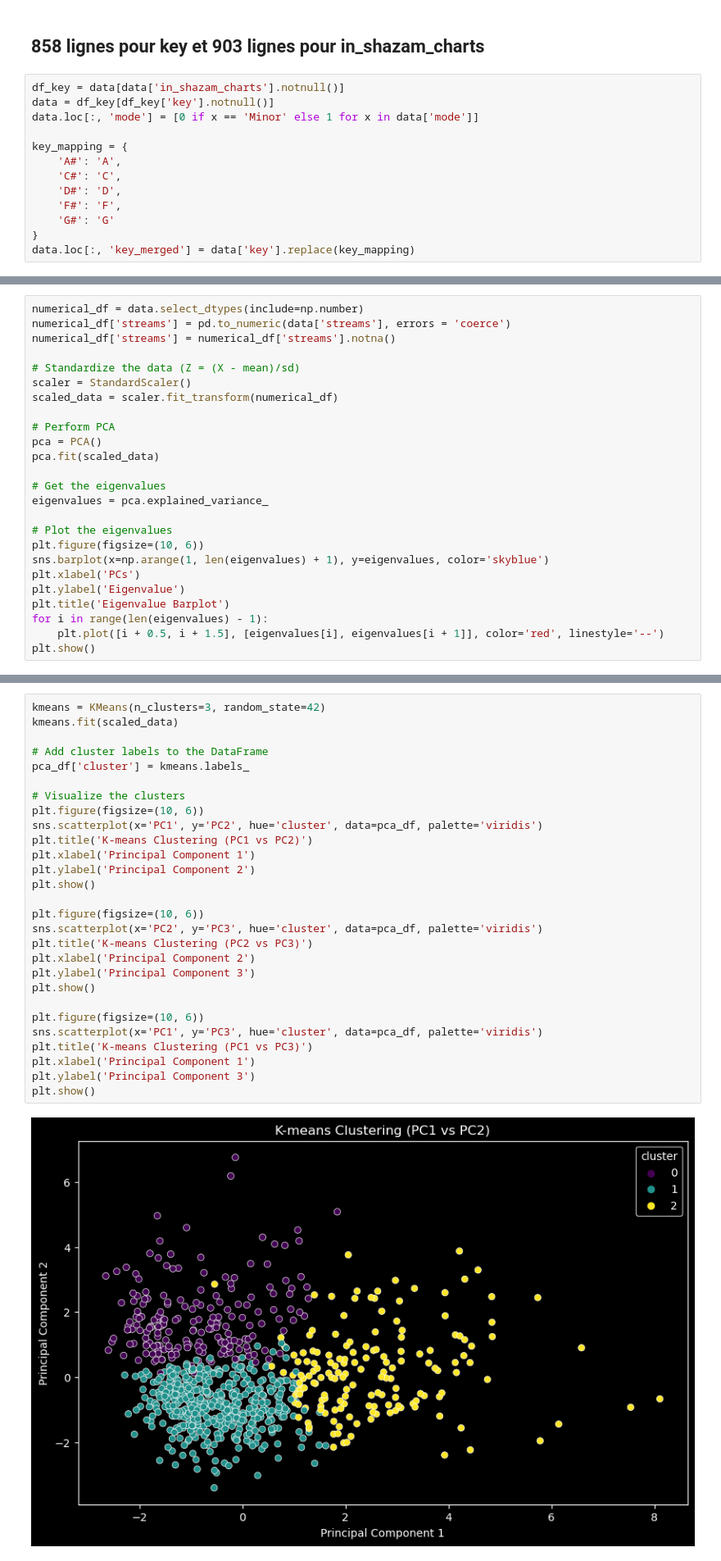
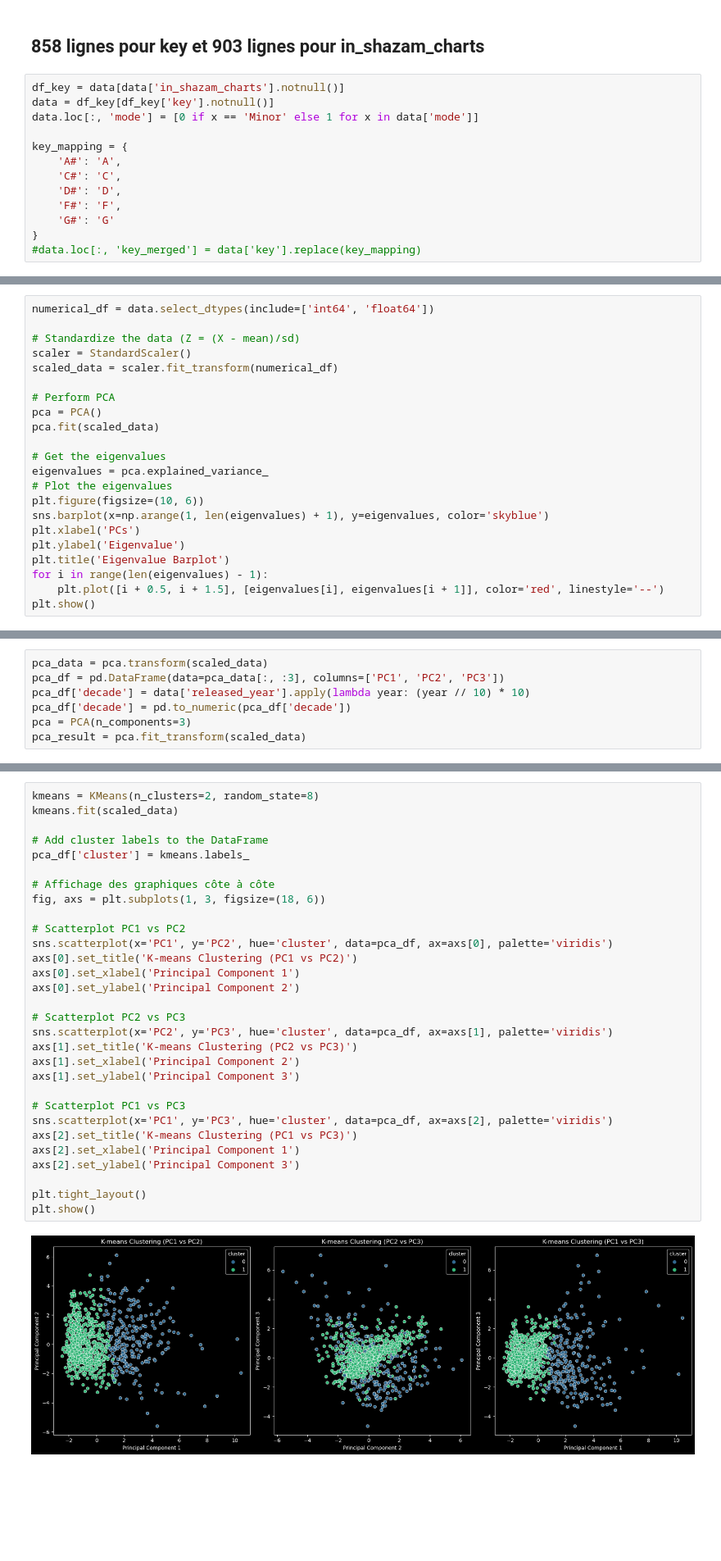
Before and after one commit to ZakITx/SY09_projet, a Jupyter notebook: exploratoire.ipynb, the cells around one changed output, grey strips where cells are left out. Shown at 82% size. Cells and saved outputs as stored; diff of their text form; blank space fills up the shorter version.

```diff
--- a/exploratoire.ipynb
+++ b/exploratoire.ipynb
@@ -60,4 +97,4 @@ key_mapping = {
     'F#': 'F',
     'G#': 'G'
 }
-data.loc[:, 'key_merged'] = data['key'].replace(key_mapping)
+#data.loc[:, 'key_merged'] = data['key'].replace(key_mapping)
@@ -76,7 +133,5 @@ sns.countplot(x='key', data=data, palette='viridis')
 # %%
-numerical_df = data.select_dtypes(include=np.number)
-numerical_df['streams'] = pd.to_numeric(data['streams'], errors = 'coerce')
-numerical_df['streams'] = numerical_df['streams'].notna()
+numerical_df = data.select_dtypes(include=['int64', 'float64'])
 
 # Standardize the data (Z = (X - mean)/sd)
 scaler = StandardScaler()
@@ -88,7 +143,6 @@ pca.fit(scaled_data)
 
 # Get the eigenvalues
 eigenvalues = pca.explained_variance_
-
 # Plot the eigenvalues
 plt.figure(figsize=(10, 6))
 sns.barplot(x=np.arange(1, len(eigenvalues) + 1), y=eigenvalues, color='skyblue')
@@ -268,0 +159,7 @@ plt.show()
+# %%
+pca_data = pca.transform(scaled_data)
+pca_df = pd.DataFrame(data=pca_data[:, :3], columns=['PC1', 'PC2', 'PC3'])
+pca_df['decade'] = data['released_year'].apply(lambda year: (year // 10) * 10)
+pca_df['decade'] = pd.to_numeric(pca_df['decade'])
+pca = PCA(n_components=3)
+pca_result = pca.fit_transform(scaled_data)
@@ -341,30 +419,32 @@ Most Principal Features:
 # %%
-kmeans = KMeans(n_clusters=3, random_state=42)
+kmeans = KMeans(n_clusters=2, random_state=8)
 kmeans.fit(scaled_data)
 
 # Add cluster labels to the DataFrame
 pca_df['cluster'] = kmeans.labels_
 
-# Visualize the clusters
-plt.figure(figsize=(10, 6))
-sns.scatterplot(x='PC1', y='PC2', hue='cluster', data=pca_df, palette='viridis')
-plt.title('K-means Clustering (PC1 vs PC2)')
-plt.xlabel('Principal Component 1')
-plt.ylabel('Principal Component 2')
+# Affichage des graphiques côte à côte
+fig, axs = plt.subplots(1, 3, figsize=(18, 6))
+
+# Scatterplot PC1 vs PC2
+sns.scatterplot(x='PC1', y='PC2', hue='cluster', data=pca_df, ax=axs[0], palette='viridis')
+axs[0].set_title('K-means Clustering (PC1 vs PC2)')
+axs[0].set_xlabel('Principal Component 1')
+axs[0].set_ylabel('Principal Component 2')
+
+# Scatterplot PC2 vs PC3
+sns.scatterplot(x='PC2', y='PC3', hue='cluster', data=pca_df, ax=axs[1], palette='viridis')
+axs[1].set_title('K-means Clustering (PC2 vs PC3)')
+axs[1].set_xlabel('Principal Component 2')
+axs[1].set_ylabel('Principal Component 3')
+
+# Scatterplot PC1 vs PC3
+sns.scatterplot(x='PC1', y='PC3', hue='cluster', data=pca_df, ax=axs[2], palette='viridis')
+axs[2].set_title('K-means Clustering (PC1 vs PC3)')
+axs[2].set_xlabel('Principal Component 1')
+axs[2].set_ylabel('Principal Component 3')
+
+plt.tight_layout()
 plt.show()
-
-plt.figure(figsize=(10, 6))
-sns.scatterplot(x='PC2', y='PC3', hue='cluster', data=pca_df, palette='viridis')
-plt.title('K-means Clustering (PC2 vs PC3)')
-plt.xlabel('Principal Component 2')
-plt.ylabel('Principal Component 3')
-plt.show()
-
-plt.figure(figsize=(10, 6))
-sns.scatterplot(x='PC1', y='PC3', hue='cluster', data=pca_df, palette='viridis')
-plt.title('K-means Clustering (PC1 vs PC3)')
-plt.xlabel('Principal Component 1')
-plt.ylabel('Principal Component 3')
-plt.show()
 # %% [output]
-[figure, old version]
+[figure, new version]
```
Also changed, not shown: parts of 37 cells of this notebook, 1 other file.
